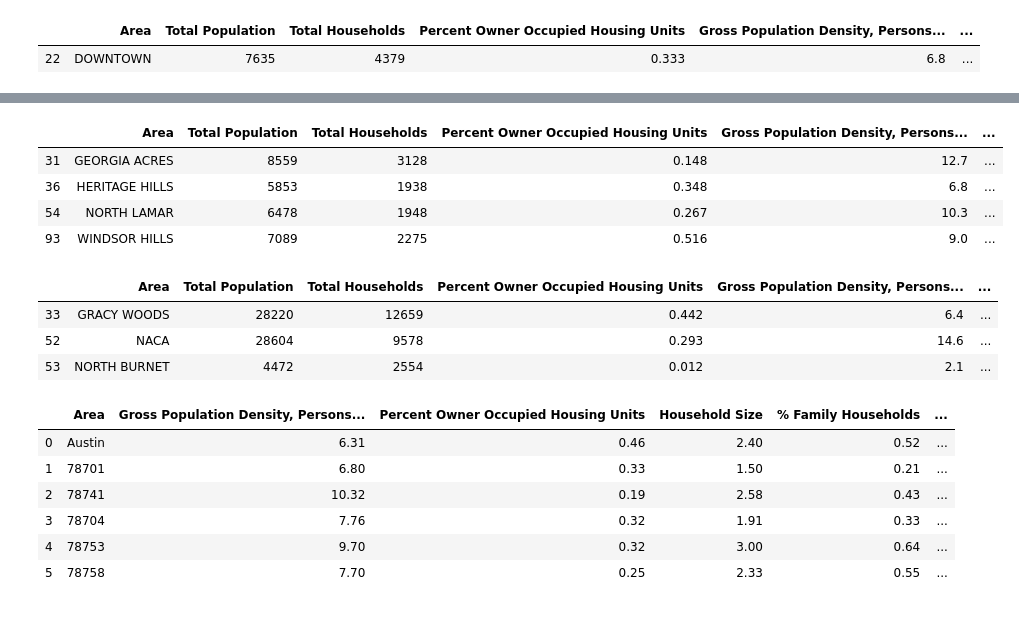
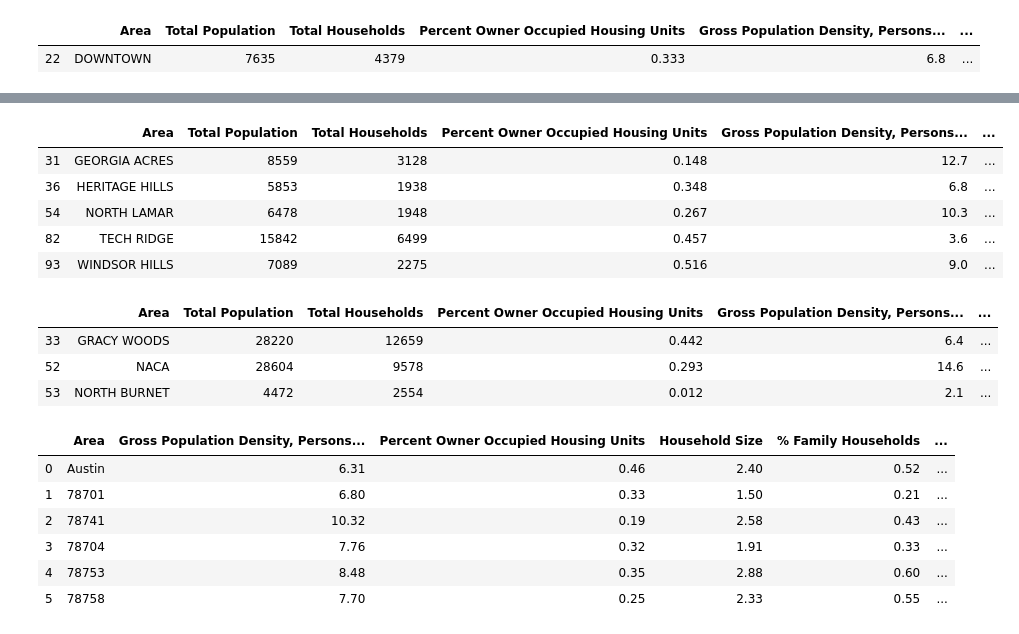
Before and after one commit to jraigosa/group-4, a Jupyter notebook: JupyterNotebooks/Location/Population_Density.ipynb, the cells around one changed output, grey strips where cells are left out. Saved outputs shown, nothing was run; the diff lists cells and outputs as text; code cells hidden in the pictures.

```diff
--- a/JupyterNotebooks/Location/Population_Density.ipynb
+++ b/JupyterNotebooks/Location/Population_Density.ipynb
@@ -175,26 +198,30 @@ zip_78704
 # %%
 zip_78753 = merge_df[(merge_df["Area"] == "NORTH LAMAR")|
                (merge_df["Area"] == "WINDSOR HILLS")|
                (merge_df["Area"] == "HERITAGE HILLS")|
-               (merge_df["Area"] == "GEORGIA ACRES")]
+               (merge_df["Area"] == "GEORGIA ACRES")|
+               (merge_df["Area"] == "TECH RIDGE")]
 
+#North Lamar averages
 density_78753 = zip_78753["Gross Population Density, Persons Per Acre"].mean()
 owner_78753 = zip_78753["Percent Owner Occupied Housing Units"].mean()
 house_78753 = zip_78753["Household Size"].mean()
 fam_78753 = zip_78753["Family Households"].sum()
 non_fam_78753 = zip_78753["Non-Family Households"].sum()
 percent_fam_78753 = fam_78753 / (fam_78753+non_fam_78753)
 children_78753 = zip_78753["% Families w/ Children"].mean()
 mother_78753 = zip_78753["% Single Mother Households"].mean()
 
+#Storing all variables in to a list
 stats_78753 = ["78753", density_78753, owner_78753, house_78753, percent_fam_78753, children_78753, mother_78753]
 
 zip_78753
 # %% [output]
 |  | Area | Total Population | Total Households | Percent Owner Occupied Housing Units | Gross Population Density, Persons... | ... |
 | 31 | GEORGIA ACRES | 8559 | 3128 | 0.148 | 12.7 | ... |
 | 36 | HERITAGE HILLS | 5853 | 1938 | 0.348 | 6.8 | ... |
 | 54 | NORTH LAMAR | 6478 | 1948 | 0.267 | 10.3 | ... |
+| 82 | TECH RIDGE | 15842 | 6499 | 0.457 | 3.6 | ... |
 | 93 | WINDSOR HILLS | 7089 | 2275 | 0.516 | 9.0 | ... |
 # %%
 zip_78758 = merge_df[(merge_df["Area"] == "NORTH BURNET")|
@@ -219,9 +248,25 @@ zip_78758
 | 52 | NACA | 28604 | 9578 | 0.293 | 14.6 | ... |
 | 53 | NORTH BURNET | 4472 | 2554 | 0.012 | 2.1 | ... |
 # %%
+#Building new DataFrame to hold averages for each area of interest compared to the city as a whole
 summary_df = pd.DataFrame(np.array([stats, stats_78701, stats_78741, stats_78704, stats_78753, stats_78758]),
-                          columns=['Area', "Gross Population Density, Persons Per Acre", "Percent Owner Occupied Housing Units", "Household Size", "% Family Households", "% Families w/ Children", "% Single Mother Households"])
-summary_df[["Gross Population Density, Persons Per Acre", "Percent Owner Occupied Housing Units", "Household Size", "% Family Households", "% Families w/ Children", "% Single Mother Households"]] = summary_df[["Gross Population Density, Persons Per Acre", "Percent Owner Occupied Housing Units", "Household Size", "% Family Households", "% Families w/ Children", "% Single Mother Households"]].astype(float).round(2)
+                          columns=['Area',
+                                   "Gross Population Density, Persons Per Acre",
+                                   "Percent Owner Occupied Housing Units",
+                                   "Household Size", "% Family Households",
+                                   "% Families w/ Children",
+                                   "% Single Mother Households"])
+
+#Rounding values to 2nd decimal place
+summary_df[["Gross Population Density, Persons Per Acre",
+            "Percent Owner Occupied Housing Units",
+            "Household Size", "% Family Households",
+            "% Families w/ Children",
+            "% Single Mother Households"]] = summary_df[["Gross Population Density, Persons Per Acre",
+                                                         "Percent Owner Occupied Housing Units",
+                                                         "Household Size", "% Family Households",
+                                                         "% Families w/ Children",
+                                                         "% Single Mother Households"]].astype(float).round(2)
 summary_df
 # %% [output]
 |  | Area | Gross Population Density, Persons... | Percent Owner Occupied Housing Units | Household Size | % Family Households | ... |
@@ -229,5 +274,5 @@ summary_df
 | 1 | 78701 | 6.80 | 0.33 | 1.50 | 0.21 | ... |
 | 2 | 78741 | 10.32 | 0.19 | 2.58 | 0.43 | ... |
 | 3 | 78704 | 7.76 | 0.32 | 1.91 | 0.33 | ... |
-| 4 | 78753 | 9.70 | 0.32 | 3.00 | 0.64 | ... |
+| 4 | 78753 | 8.48 | 0.35 | 2.88 | 0.60 | ... |
 | 5 | 78758 | 7.70 | 0.25 | 2.33 | 0.55 | ... |
```
Also changed, not shown: parts of 10 cells of this notebook.
